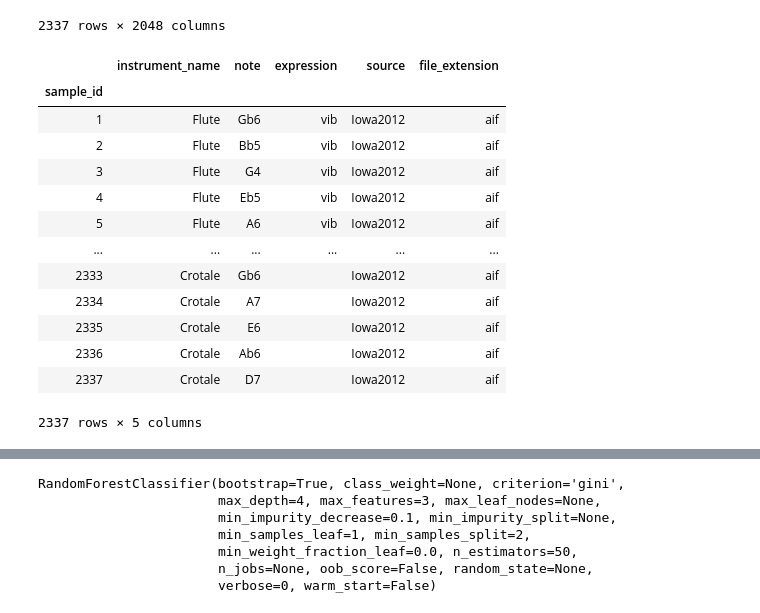
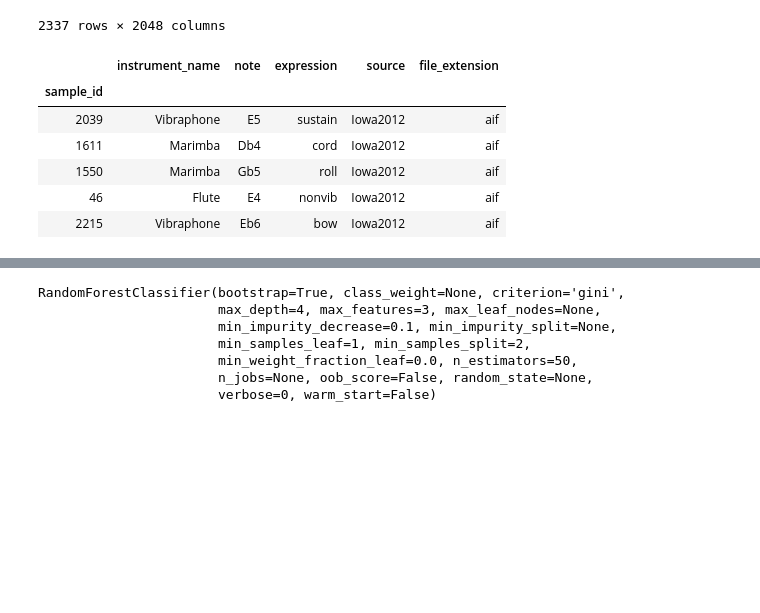
Before and after one commit to jmsmdy/sound-parse, a Jupyter notebook: Model Training version B.ipynb, the cells around one changed output, grey strips where cells are left out. Drawn from its saved outputs; the diff is of its cells as text; code cells hidden in the pictures; blank space fills up the shorter version.

```diff
--- a/Model Training version B.ipynb
+++ b/Model Training version B.ipynb
@@ -80,22 +80,15 @@ sample_info.columns = [i[0] for i in cur.description]
 cnx.close()
 # %%
 sample_info.set_index('sample_id', inplace=True)
-sample_info
+sample_info.sample(5)
 # %% [output]
 |  | instrument_name | note | expression | source | file_extension |
 | sample_id |  |  |  |  |  |
-| 1 | Flute | Gb6 | vib | Iowa2012 | aif |
-| 2 | Flute | Bb5 | vib | Iowa2012 | aif |
-| 3 | Flute | G4 | vib | Iowa2012 | aif |
-| 4 | Flute | Eb5 | vib | Iowa2012 | aif |
-| 5 | Flute | A6 | vib | Iowa2012 | aif |
-| ... | ... | ... | ... | ... | ... |
-| 2333 | Crotale | Gb6 |  | Iowa2012 | aif |
-| 2334 | Crotale | A7 |  | Iowa2012 | aif |
-| 2335 | Crotale | E6 |  | Iowa2012 | aif |
-| 2336 | Crotale | Ab6 |  | Iowa2012 | aif |
-| 2337 | Crotale | D7 |  | Iowa2012 | aif |
+| 2039 | Vibraphone | E5 | sustain | Iowa2012 | aif |
+| 1611 | Marimba | Db4 | cord | Iowa2012 | aif |
+| 1550 | Marimba | Gb5 | roll | Iowa2012 | aif |
+| 46 | Flute | E4 | nonvib | Iowa2012 | aif |
+| 2215 | Vibraphone | Eb6 | bow | Iowa2012 | aif |
-2337 rows × 5 columns
 # %%
 data2 = data.join(sample_info)
 data2
```
Also changed, not shown: 4 other files.
